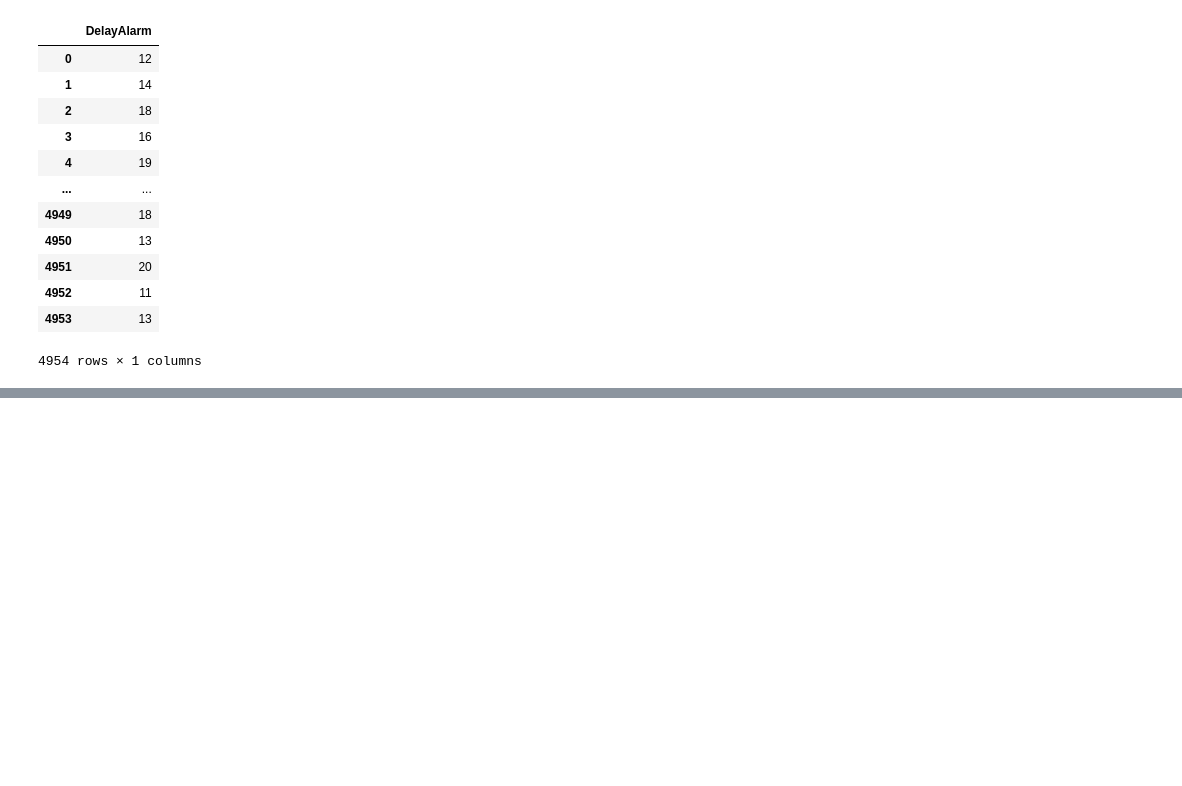
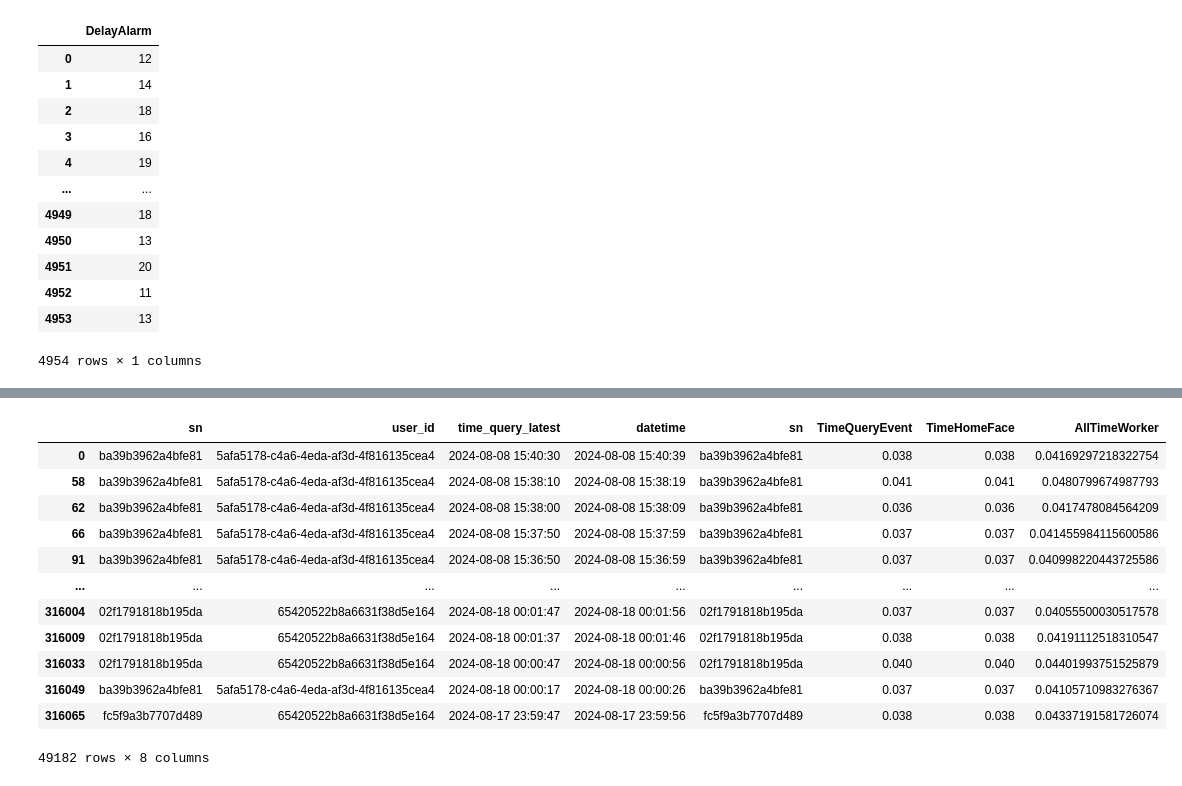
Before and after one commit to Tran-Long-Vu/Superset-Log-Scripts, a Jupyter notebook: test_v3.ipynb, the cells around one changed output, grey strips where cells are left out. Cells and saved outputs as stored; diff of their text form; code cells hidden in the pictures; blank space fills up the shorter version.

```diff
--- a/test_v3.ipynb
+++ b/test_v3.ipynb
@@ -696,3 +704,31 @@ df_result
+# %%
+
+# drop column:
+# df_result = df_result.drop('token',axis = 1)
+# df_result = df_result.drop('time_millis',axis = 1)
+# df_result = df_result.drop('encrypted_str',axis = 1)
+# df_result = df_result.drop('startTime',axis = 1)
+# df_result = df_result.drop('endTime',axis = 1)
+# dropna
+df_result = df_result.replace('Not Found', pd.NA).dropna()
+
+df_result
+
+# df_result.to_csv('test_log_event.csv')
+# %% [output]
+|  | sn | user_id | time_query_latest | datetime | sn | TimeQueryEvent | TimeHomeFace | AllTimeWorker |
+| 0 | ba39b3962a4bfe81 | 5afa5178-c4a6-4eda-af3d-4f816135cea4 | 2024-08-08 15:40:30 | 2024-08-08 15:40:39 | ba39b3962a4bfe81 | 0.038 | 0.038 | 0.04169297218322754 |
+| 58 | ba39b3962a4bfe81 | 5afa5178-c4a6-4eda-af3d-4f816135cea4 | 2024-08-08 15:38:10 | 2024-08-08 15:38:19 | ba39b3962a4bfe81 | 0.041 | 0.041 | 0.0480799674987793 |
+| 62 | ba39b3962a4bfe81 | 5afa5178-c4a6-4eda-af3d-4f816135cea4 | 2024-08-08 15:38:00 | 2024-08-08 15:38:09 | ba39b3962a4bfe81 | 0.036 | 0.036 | 0.0417478084564209 |
+| 66 | ba39b3962a4bfe81 | 5afa5178-c4a6-4eda-af3d-4f816135cea4 | 2024-08-08 15:37:50 | 2024-08-08 15:37:59 | ba39b3962a4bfe81 | 0.037 | 0.037 | 0.041455984115600586 |
+| 91 | ba39b3962a4bfe81 | 5afa5178-c4a6-4eda-af3d-4f816135cea4 | 2024-08-08 15:36:50 | 2024-08-08 15:36:59 | ba39b3962a4bfe81 | 0.037 | 0.037 | 0.040998220443725586 |
+| ... | ... | ... | ... | ... | ... | ... | ... | ... |
+| 316004 | 02f1791818b195da | 65420522b8a6631f38d5e164 | 2024-08-18 00:01:47 | 2024-08-18 00:01:56 | 02f1791818b195da | 0.037 | 0.037 | 0.04055500030517578 |
+| 316009 | 02f1791818b195da | 65420522b8a6631f38d5e164 | 2024-08-18 00:01:37 | 2024-08-18 00:01:46 | 02f1791818b195da | 0.038 | 0.038 | 0.04191112518310547 |
+| 316033 | 02f1791818b195da | 65420522b8a6631f38d5e164 | 2024-08-18 00:00:47 | 2024-08-18 00:00:56 | 02f1791818b195da | 0.040 | 0.040 | 0.04401993751525879 |
+| 316049 | ba39b3962a4bfe81 | 5afa5178-c4a6-4eda-af3d-4f816135cea4 | 2024-08-18 00:00:17 | 2024-08-18 00:00:26 | ba39b3962a4bfe81 | 0.037 | 0.037 | 0.04105710983276367 |
+| 316065 | fc5f9a3b7707d489 | 65420522b8a6631f38d5e164 | 2024-08-17 23:59:47 | 2024-08-17 23:59:56 | fc5f9a3b7707d489 | 0.038 | 0.038 | 0.04337191581726074 |
+49182 rows × 8 columns
 # %%
 def get_response_alarm(log):
         if 'Response get event list: ' in log:
```
Also changed, not shown: parts of 6 cells of this notebook, 6 other files.
